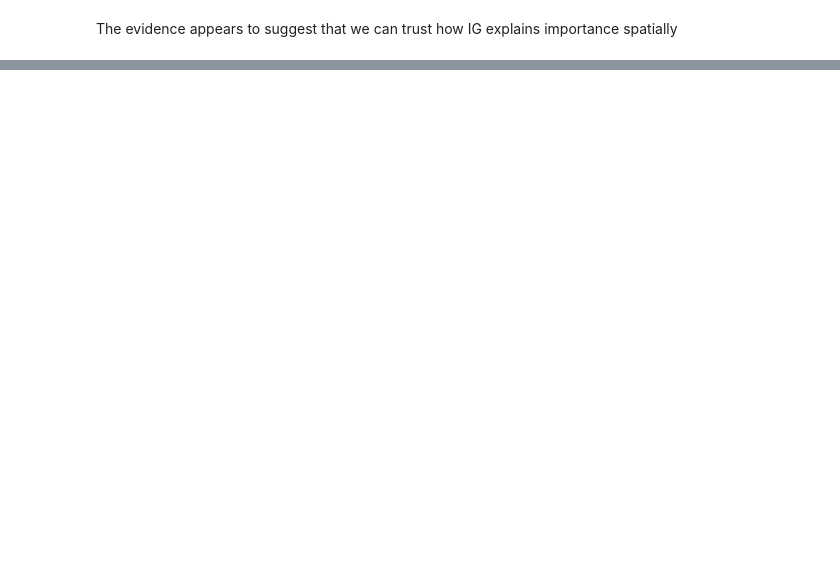
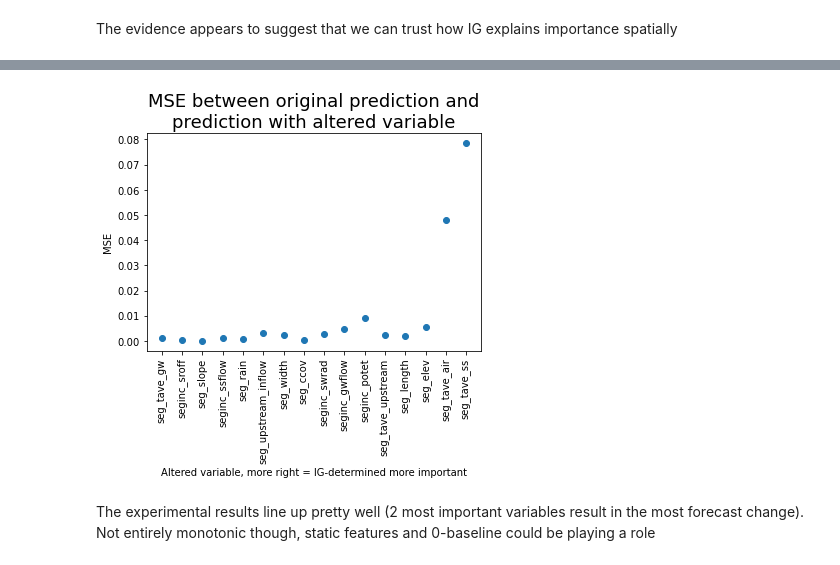
Before and after one commit to DOI-USGS/xai-workflows, a Jupyter notebook: prototyping_notebooks/03_01_02_RGCN_CustomIntGrad_RiverDl_Spatial.ipynb, the cells around one changed output, grey strips where cells are left out. Drawn from its saved outputs; the diff is of its cells as text; code cells hidden in the pictures; blank space fills up the shorter version.

```diff
--- a/prototyping_notebooks/03_01_02_RGCN_CustomIntGrad_RiverDl_Spatial.ipynb
+++ b/prototyping_notebooks/03_01_02_RGCN_CustomIntGrad_RiverDl_Spatial.ipynb
@@ -339,0 +373,20 @@ The evidence appears to suggest that we can trust how IG explains importance spa
+# %%
+ordered_importance_of_vars = np.argsort(np.sum(np.abs(IG_vals[1]), axis = 0))
+
+mse_ls = []
+for var in ordered_importance_of_vars:
+    x_hypothesis = x.detach().clone()
+    x_hypothesis[1, :, var] = torch.rand_like(x_hypothesis[1, :, var])
+    y_hypothesis = model(x_hypothesis)
+    mse = torch.mean((y_hypothesis[1].detach() - original_y_hat[1].detach())**2).item()
+    mse_ls.append(mse)
+
+plt.scatter(range(len(mse_ls)), mse_ls)
+plt.xticks(range(len(mse_ls)), labels = river_dl['x_vars'][ordered_importance_of_vars], rotation = 90)
+plt.title('MSE between original prediction and\nprediction with altered variable', fontsize = 18)
+plt.ylabel('MSE')
+plt.xlabel('Altered variable, more right = IG-determined more important');
+# %% [output]
+[figure, added]
+# %% [markdown]
+The experimental results line up pretty well (2 most important variables result in the most forecast change). Not entirely monotonic though, static features and 0-baseline could be playing a role
```
Also changed, not shown: parts of 9 cells of this notebook.
